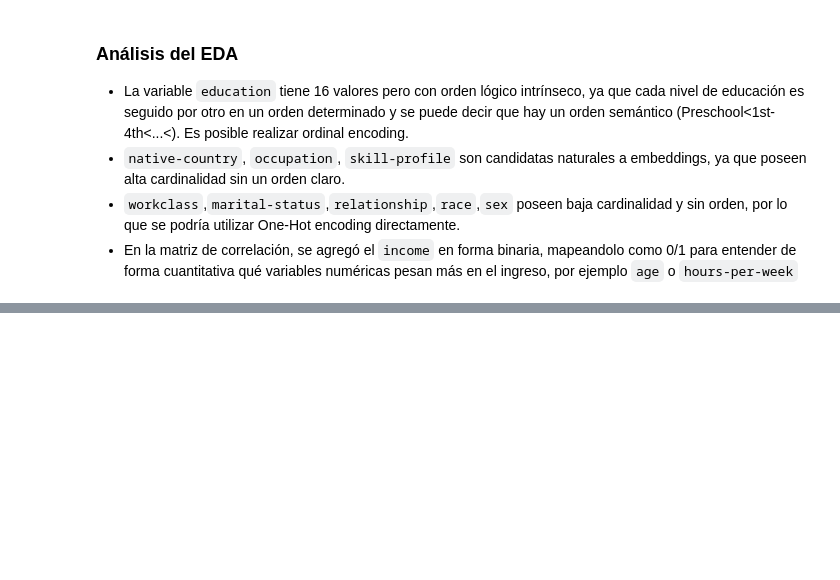
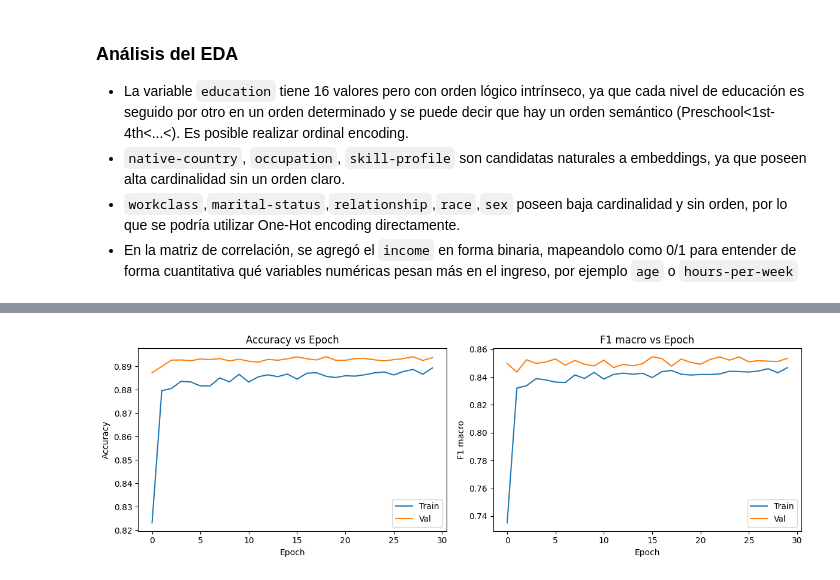
Before and after one commit to santiagoruizvt/AprendizajeProfundo-CEIA-RuizSantiago, a Jupyter notebook: TP2/RUIZ-SANTIAGO-TP2-Co25.ipynb, the cells around one changed output, grey strips where cells are left out. Drawn from its saved outputs; the diff is of its cells as text; code cells hidden in the pictures; blank space fills up the shorter version.

Commit message:
se completa el punto b con análisis del modelo con embeddings

```diff
--- a/TP2/RUIZ-SANTIAGO-TP2-Co25.ipynb
+++ b/TP2/RUIZ-SANTIAGO-TP2-Co25.ipynb
@@ -262,0 +315,26 @@ No hay categorías en val no vistas en train
+# %%
+class AdultDataset(Dataset):
+    def __init__(self, X_num, X_ohe, X_emb, y):
+        self.X_num = torch.tensor(np.hstack([X_num, X_ohe]), dtype=torch.float32)
+        self.X_emb = {col: torch.tensor(v, dtype=torch.long) for col, v in X_emb.items()}
+        self.y = torch.tensor(y, dtype=torch.float32)
+
+    def __len__(self):
+        return len(self.y)
+
+    def __getitem__(self, idx):
+        emb_idx = {col: v[idx] for col, v in self.X_emb.items()}
+        return self.X_num[idx], emb_idx, self.y[idx]
+
+# Concatenación
+X_dense_train = np.hstack([X_num_train, X_edu_train, X_ohe_train])
+X_dense_val   = np.hstack([X_num_val, X_edu_val, X_ohe_val])
+
+train_ds = AdultDataset(X_dense_train, np.empty((len(X_dense_train), 0)), X_emb_train, y_train)
+val_ds   = AdultDataset(X_dense_val, np.empty((len(X_dense_val), 0)), X_emb_val, y_val)
+# %%
+def embedding_dim(n_categories):
+    return min(50, round(1.6 * n_categories ** 0.56))
+
+emb_dims = {col: embedding_dim(emb_cardinalities[col]) for col in emb_cols}
+print(emb_dims)
@@ -262,0 +458,19 @@ No hay categorías en val no vistas en train
+# %%
+import matplotlib.pyplot as plt
+
+fig, axes = plt.subplots(1, 2, figsize=(12, 4))
+
+axes[0].plot(history["train_acc"], label="Train")
+axes[0].plot(history["val_acc"], label="Val")
+axes[0].set_title("Accuracy vs Epoch")
+axes[0].set_xlabel("Epoch"); axes[0].set_ylabel("Accuracy"); axes[0].legend()
+
+axes[1].plot(history["train_f1"], label="Train")
+axes[1].plot(history["val_f1"], label="Val")
+axes[1].set_title("F1 macro vs Epoch")
+axes[1].set_xlabel("Epoch"); axes[1].set_ylabel("F1 macro"); axes[1].legend()
+
+plt.tight_layout()
+plt.show()
+# %% [output]
+[figure, added]
```
Also changed, not shown: parts of 10 cells of this notebook.
